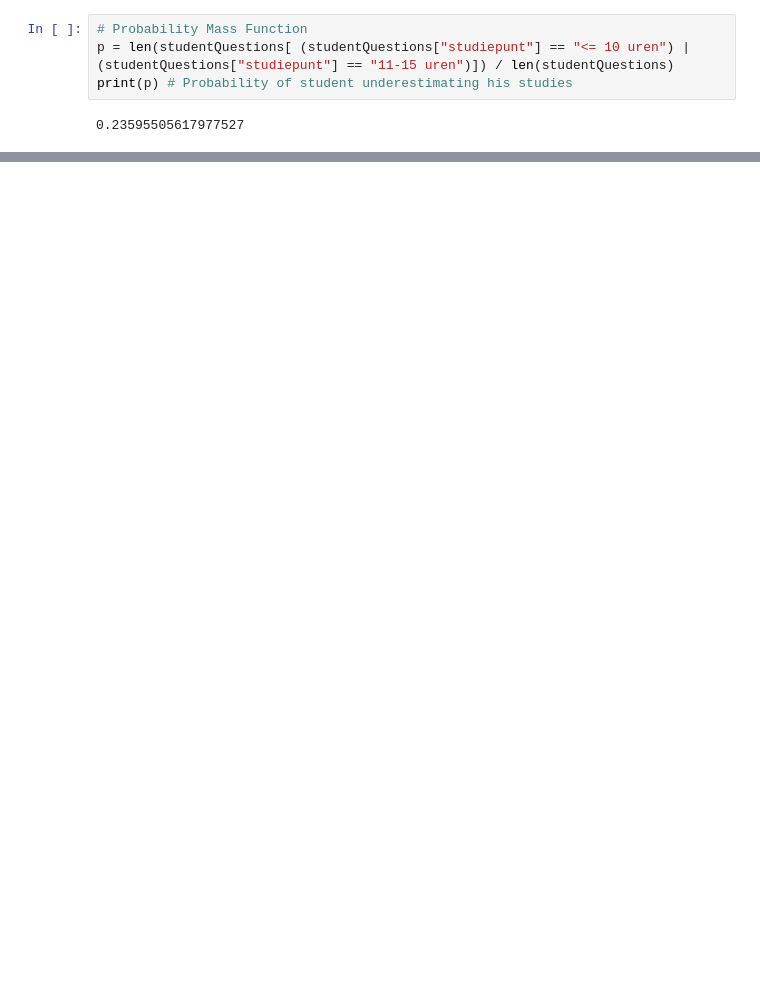
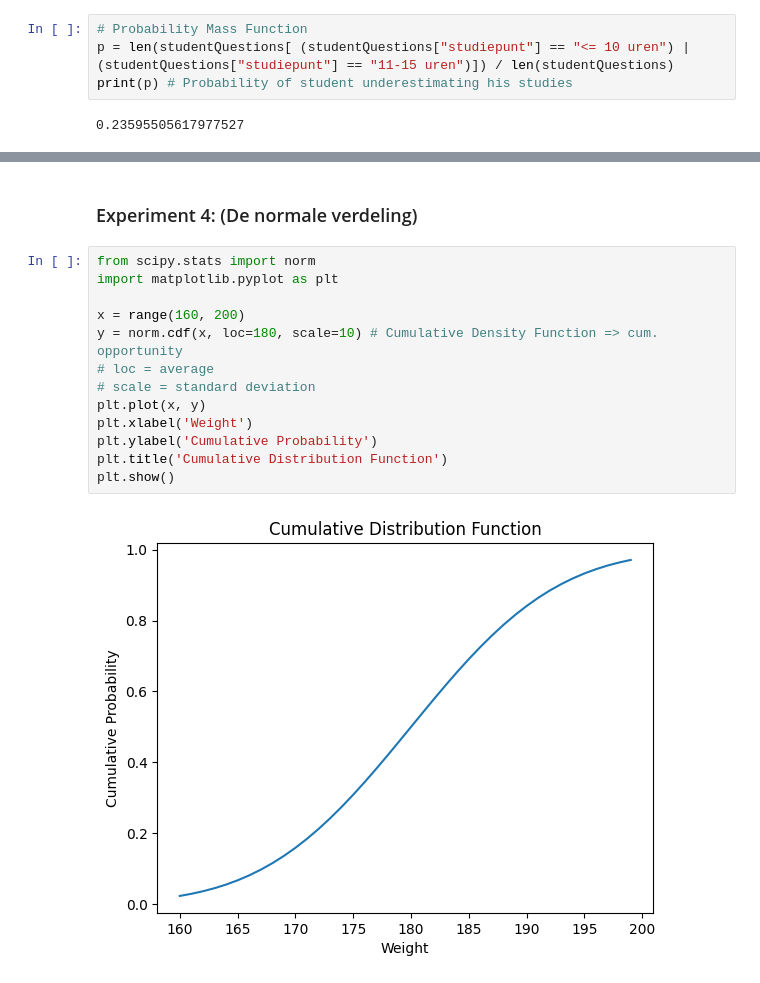
Before and after one commit to EliasDeHondt/DataScience2, a Jupyter notebook: W14P3/Exercises probability distributions.ipynb, the cells around one changed output, grey strips where cells are left out. Saved outputs shown, nothing was run; the diff lists cells and outputs as text; blank space fills up the shorter version.

```diff
--- a/W14P3/Exercises probability distributions.ipynb
+++ b/W14P3/Exercises probability distributions.ipynb
@@ -305,0 +437,17 @@ plt.show()
+# %% [markdown]
+### Experiment 4: (De normale verdeling)
+# %%
+from scipy.stats import norm
+import matplotlib.pyplot as plt
+
+x = range(160, 200)
+y = norm.cdf(x, loc=180, scale=10) # Cumulative Density Function => cum. opportunity
+# loc = average
+# scale = standard deviation
+plt.plot(x, y)
+plt.xlabel('Weight')
+plt.ylabel('Cumulative Probability')
+plt.title('Cumulative Distribution Function')
+plt.show()
+# %% [output]
+[figure, added]
```
Also changed, not shown: parts of 33 cells of this notebook, 5 other files.
